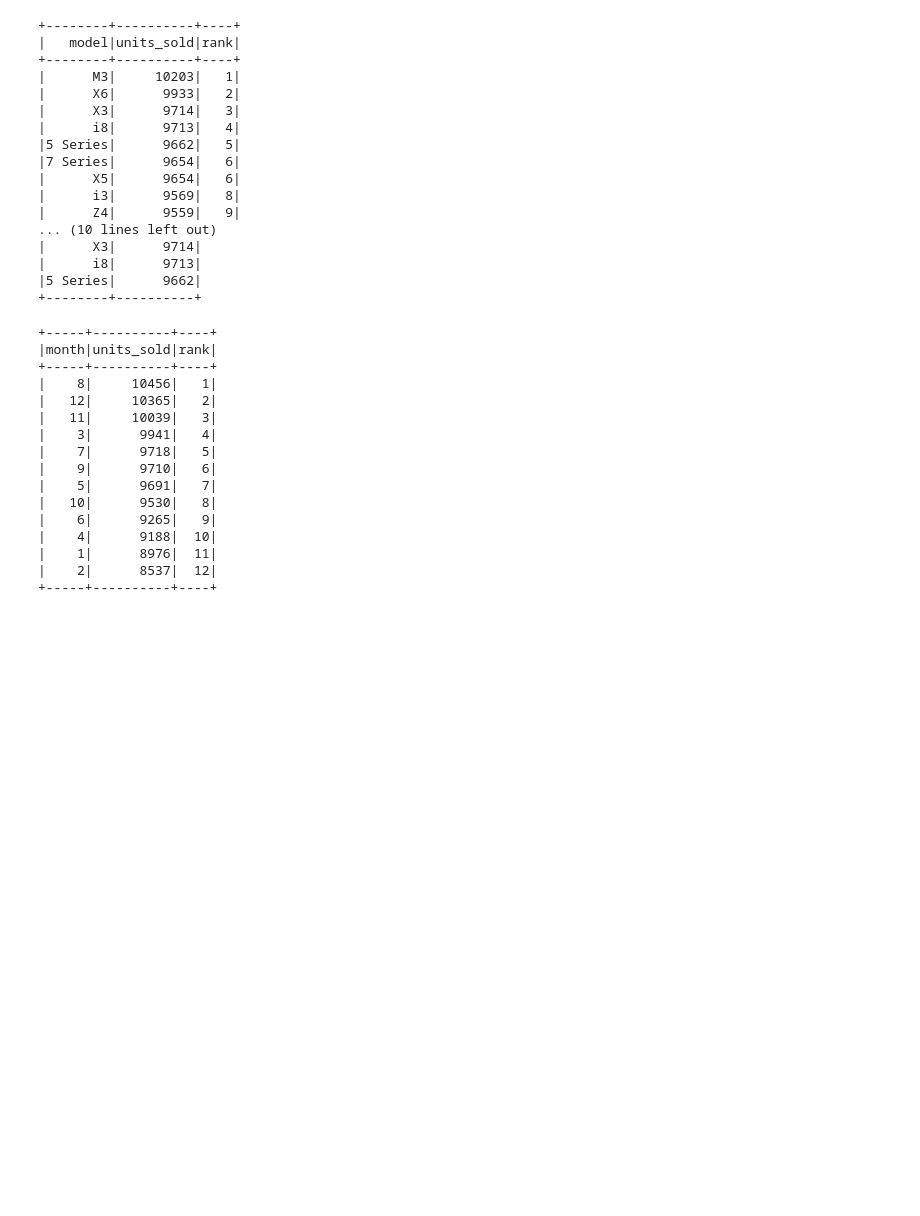
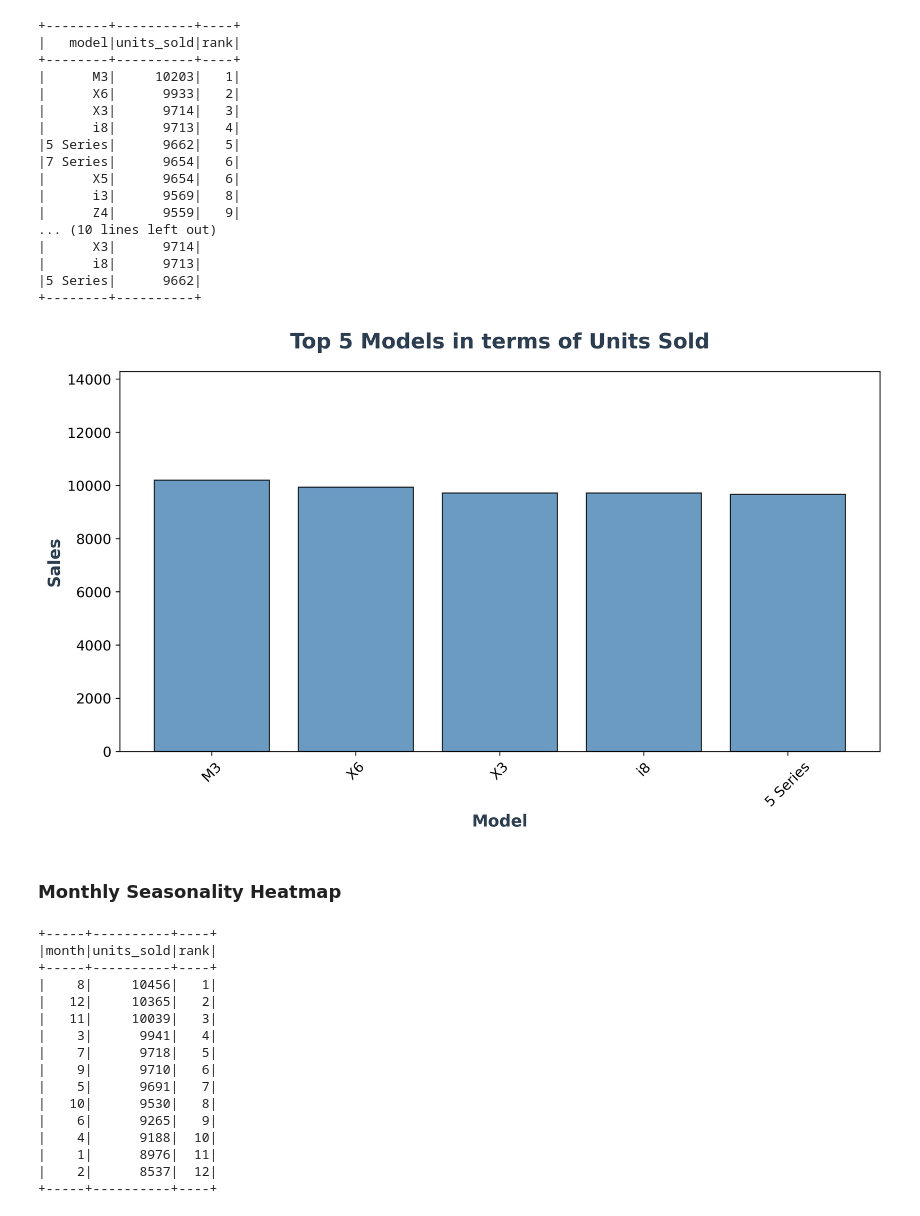
Before and after one commit to smartestnerdfromtown/bmw_sales_analysis_2010_2024, a Jupyter notebook: analysis.ipynb, the cells around one changed output. Saved outputs shown, nothing was run; the diff lists cells and outputs as text; code cells hidden in the pictures; blank space fills up the shorter version.

Commit message:
Top 5 Models in units sold

```diff
--- a/analysis.ipynb
+++ b/analysis.ipynb
@@ -375,6 +377,48 @@ top5_performers.show()
 |      i8|      9713|
 |5 Series|      9662|
 +--------+----------+
+# %%
+models = [row["model"] for row in top5_performers.collect()]
+units_sold = [row["units_sold"] for row in top5_performers.collect()]
+# %%
+fig, ax = plt.subplots(
+    nrows=1,
+    ncols=1,
+    figsize=(10, 6),
+    dpi=300,
+    constrained_layout=True,
+)
+ax.bar(
+    models,
+    units_sold,
+    width=0.8,
+    bottom=0,
+    align="center",
+    color="steelblue",
+    edgecolor="black",
+    linewidth=1,
+    alpha=0.8,
+)
+
+ax.set_title(
+    "Top 5 Models in terms of Units Sold",
+    fontsize=18,
+    fontweight="bold",
+    color="#2c3e50",
+    pad=20,
+)
+ax.set_xlabel("Model", fontsize=14, fontweight="bold", color="#2c3e50")
+ax.set_ylabel("Sales", fontsize=14, fontweight="bold", color="#2c3e50")
+
+ax.tick_params(axis="x", rotation=45, labelsize=12)
+ax.tick_params(axis="y", labelsize=12)
+
+ax.set_ylim(0, max(units_sold) * 1.4)
+plt.show()
+# %% [output]
+[figure, added]
+# %% [markdown]
+### Monthly Seasonality Heatmap
 # %%
 monthly_season_check = spark.sql(
     """
```
Also changed, not shown: parts of 1 cell of this notebook.
